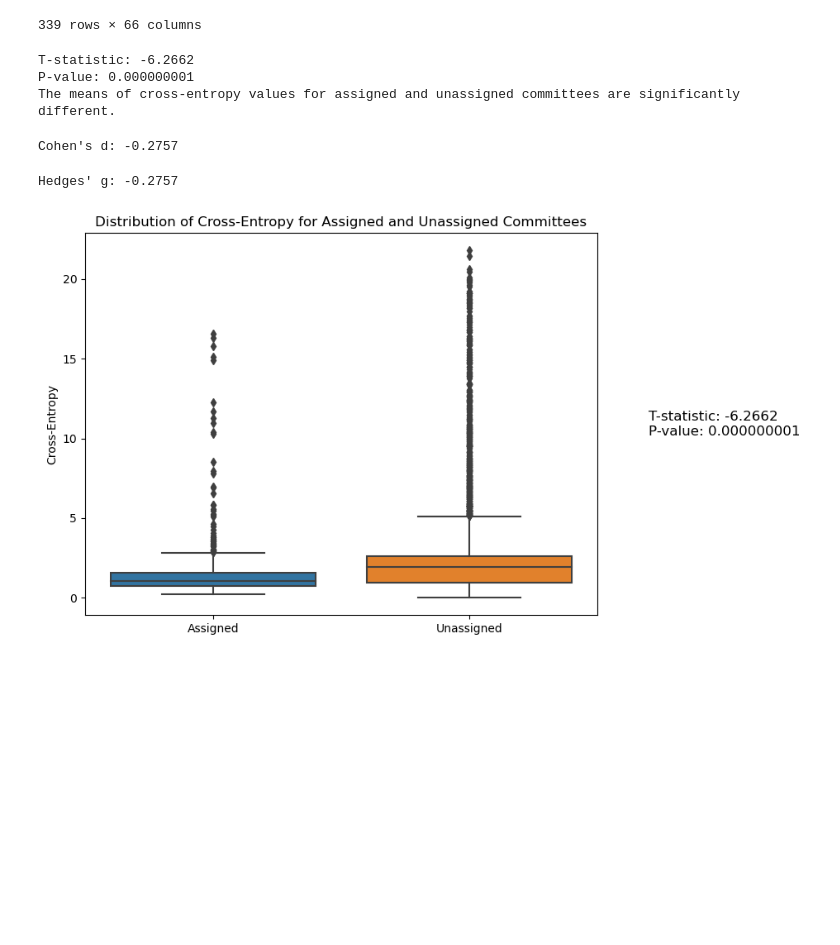
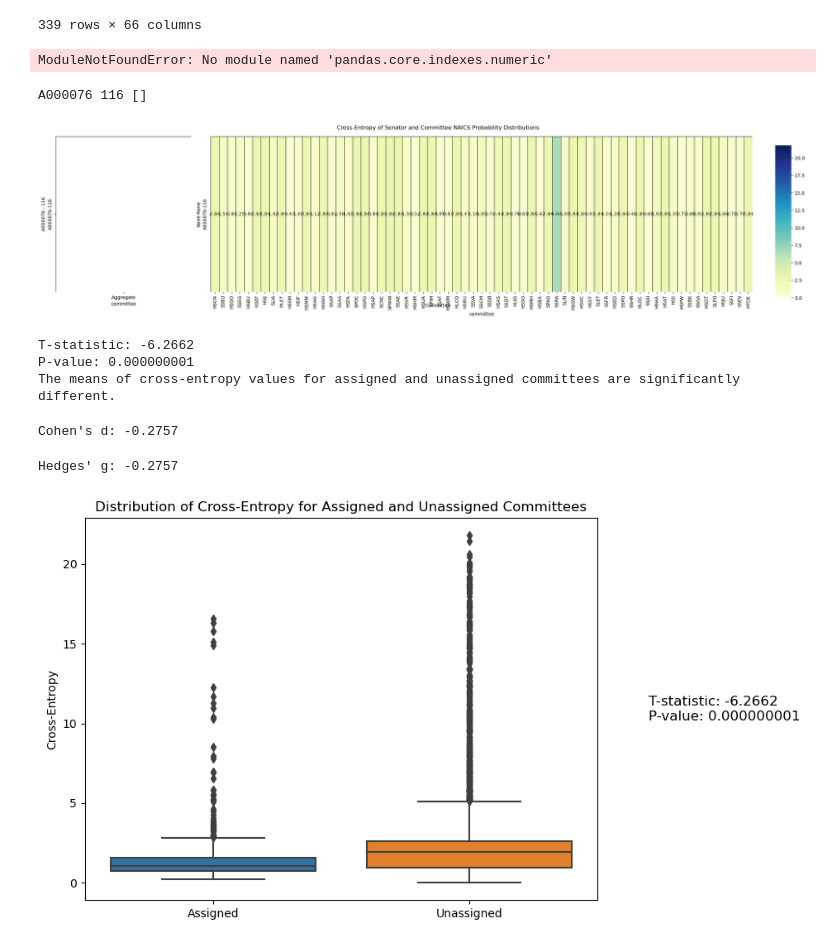
Before and after one commit to syyunn/efd, a Jupyter notebook: anlys/cycle/main9-transactions-desc-house-included.ipynb, the cells around one changed output. Drawn from its saved outputs; the diff is of its cells as text; code cells hidden in the pictures; blank space fills up the shorter version.

```diff
--- a/anlys/cycle/main9-transactions-desc-house-included.ipynb
+++ b/anlys/cycle/main9-transactions-desc-house-included.ipynb
@@ -629,9 +659,16 @@ pivot_df
 339 rows × 66 columns
 # %%
 # pickle pivot_df
-import pickle
-with open('pivot_df.pickle', 'wb') as handle:
-    pickle.dump(pivot_df, handle, protocol=pickle.HIGHEST_PROTOCOL)
+# import pickle
+# with open('pivot_df.pickle', 'wb') as handle:
+#     pickle.dump(pivot_df, handle, protocol=pickle.HIGHEST_PROTOCOL)
+# %%
+# import pickle df
+import pickle
+with open('pivot_df.pickle', 'rb') as handle:
+    pivot_df = pickle.load(handle)
+# %% [output]
+ModuleNotFoundError: No module named 'pandas.core.indexes.numeric'
 # %%
 from matplotlib.colors import Normalize
 
@@ -642,33 +679,37 @@ norm = Normalize(vmin=vmin, vmax=vmax)
 
 for i, (index, row) in enumerate(pivot_df.iterrows()):
     fig, (ax1, ax2) = plt.subplots(1, 2, figsize=(24, 6), gridspec_kw={'width_ratios': [1, 4]})
     cbar_ax = fig.add_axes([0.92, 0.12, 0.02, 0.76])
 
     senator, congress = index[0], index[1]
     assigned_committees = get_committees_for_senator_and_congress(senator, congress)
     assigned_committees = [committee for committee in assigned_committees if committee.startswith("S")]
     print(senator, congress, assigned_committees)
 
 
 
     assigned_committees.append("Aggregate")
 
     sns.heatmap(row[assigned_committees].to_frame().T,
                 cmap="YlGnBu", linewidths=0.5, linecolor="black", annot=True, fmt=".2f", ax=ax1, cbar=False, norm=norm)
 
     sns.heatmap(row[[committee for committee in committees if committee not in assigned_committees]].to_frame().T,
                 cmap="YlGnBu", linewidths=0.5, linecolor="black", annot=True, fmt=".2f", ax=ax2, cbar_ax=cbar_ax, norm=norm)
 
     ax1.set_ylabel(f"{senator} - {congress}")
 
     for label in ax1.get_xticklabels():
         label.set_text(f"{label.get_text()}")
 
     fig.text(0.5, 0.08, "Committee", ha='center', va='center')
     fig.suptitle("Cross-Entropy of Senator and Committee NAICS Probability Distributions")
     plt.tight_layout(rect=[0, 0, 0.9, 1])
     plt.show()
     plt.close(fig)
+    break
+# %% [output]
+A000076 116 []
+[figure, added]
 # %%
 import pandas as pd
 import numpy as np
```
Also changed, not shown: parts of 49 cells of this notebook.
